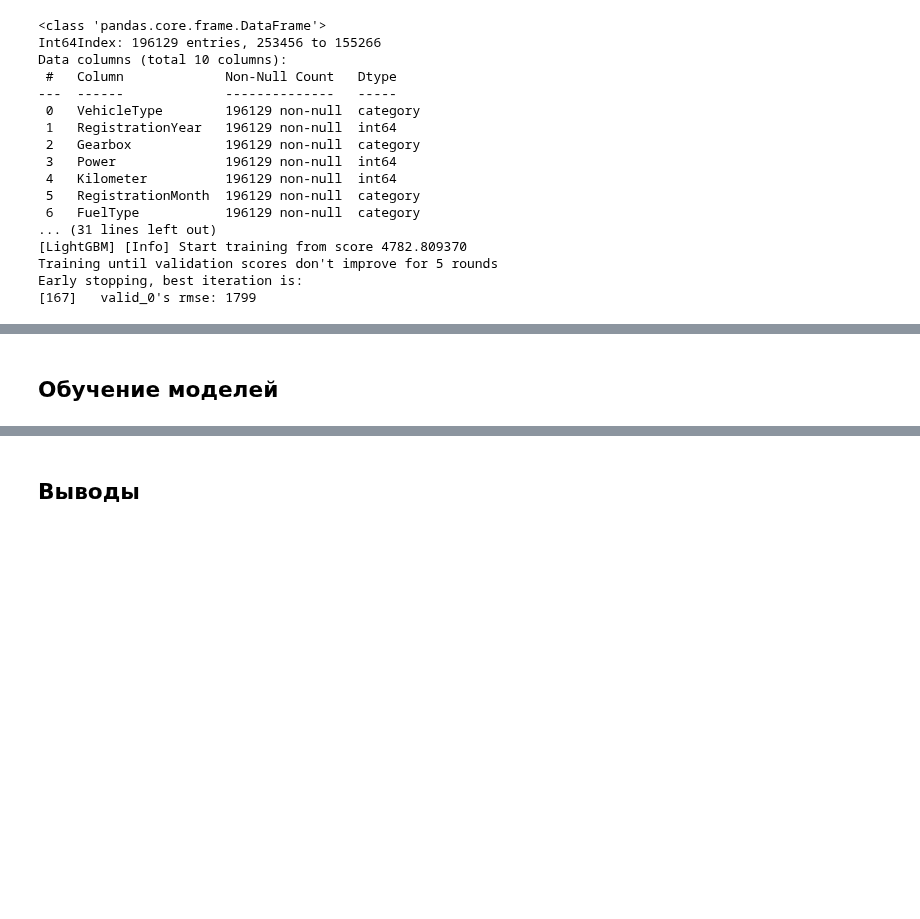
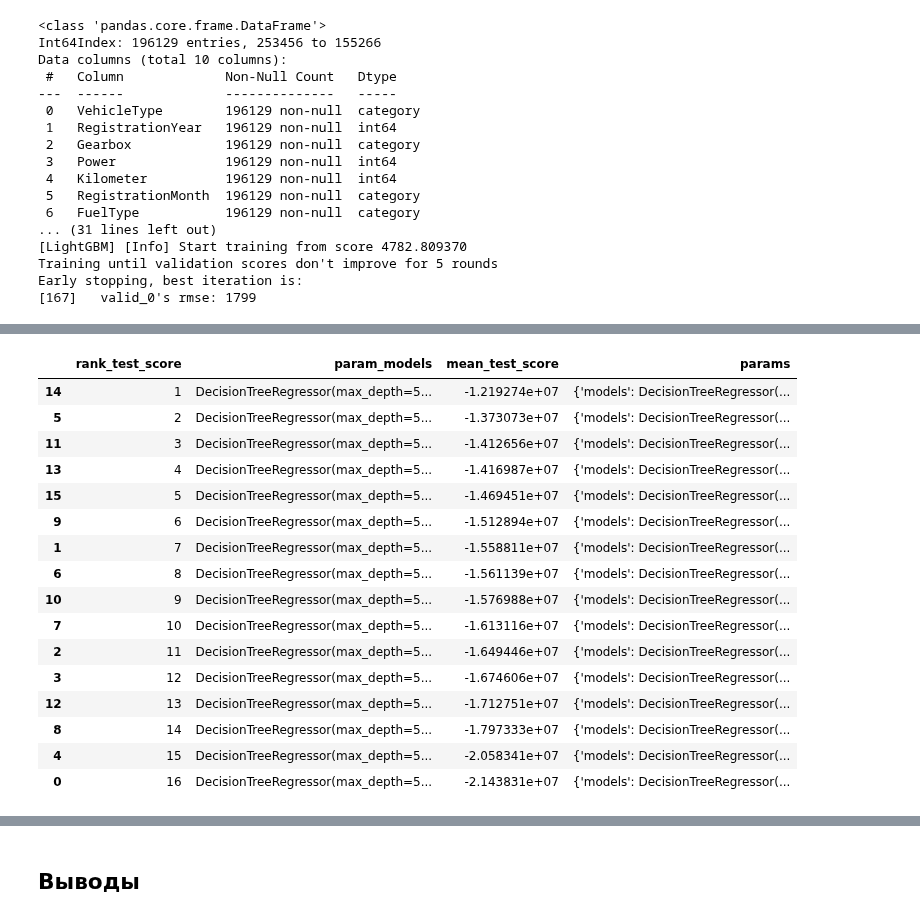
Before and after one commit to theotheo46/yap, a Jupyter notebook: notebooks/cars.ipynb, the cells around one changed output, grey strips where cells are left out. Saved outputs shown, nothing was run; the diff lists cells and outputs as text; code cells hidden in the pictures; blank space fills up the shorter version.

```diff
--- a/notebooks/cars.ipynb
+++ b/notebooks/cars.ipynb
@@ -923,25 +939,87 @@ Early stopping, best iteration is:
+# %%
+X_train = X_train.drop(['PostalCode'], axis=1)
+X_test = X_test.drop(['PostalCode'], axis=1)
 # %%
+
 num_columns = list(X_train.select_dtypes(include=np.number))
 ord_columns = ['RegistrationMonth']
-ohe_columns = ['VehicleType', 'Gearbox', 'FuelType', 'Brand', 'Repaired', 'PostalCode']
+#ohe_columns = ['VehicleType', 'Gearbox', 'FuelType', 'Brand', 'Repaired', 'PostalCode']
+ohe_columns = ['VehicleType', 'Gearbox', 'FuelType', 'Brand', 'Repaired']
 month_order_list = ['0', '1', '2', '3', '4', '5', '6', '7', '8', '9', '10', '11', '12']
 
 ohe_pipe = Pipeline(
     [
      ('ohe', OneHotEncoder(drop='first', handle_unknown='error', sparse=False))
     ]
     )
 
 ord_pipe = Pipeline(
     [
      ('ohe', OrdinalEncoder(categories=[month_order_list]))
     ]
     )
 
 data_preprocessor = ColumnTransformer(
     [('ohe', ohe_pipe, ohe_columns),
      ('ord', ord_pipe, ord_columns),
      ('num', MinMaxScaler(), num_columns)
     ],
     remainder='passthrough'
 )
+
+pipe_final = Pipeline([
+    ('preprocessor', data_preprocessor),
+    ('models', DecisionTreeRegressor(random_state=RANDOM_STATE))
+])
+
+param_grid = [
+    {
+        'models': [DecisionTreeRegressor(random_state=RANDOM_STATE)],
+        'models__max_depth': range(2, 6),
+        'models__max_features': range(2, 6)
+    },
+]
+
+mse = make_scorer(mean_squared_error,greater_is_better=False)
+grid_search = GridSearchCV(
+    pipe_final,
+    param_grid,
+    cv=5,
+    scoring=mse,
+    n_jobs=-1
+)
+grid_search.fit(X_train, y_train)
+
+result = pd.DataFrame(grid_search.cv_results_)
+display(result[
+    ['rank_test_score', 'param_models', 'mean_test_score','params']
+].sort_values('rank_test_score'))
+
+
+best_model = grid_search.best_estimator_
+best_params = grid_search.best_params_
+
+print ('Лучшая модель и её параметры:\n', grid_search.best_estimator_)
+print ('Метрика RMSE лучшей модели на тренировочной выборке:', sqrt(-grid_search.best_score_))
+
+y_pred = best_model.predict(X_test)
+rmse_test = sqrt(mean_squared_error(y_test, y_pred))
+print ("Метрика RMSE лучшей модели на тестовой выборке:", rmse_test)
+# %% [output]
+|  | rank_test_score | param_models | mean_test_score | params |
+| 14 | 1 | DecisionTreeRegressor(max_depth=5... | -1.219274e+07 | {'models': DecisionTreeRegressor(... |
+| 5 | 2 | DecisionTreeRegressor(max_depth=5... | -1.373073e+07 | {'models': DecisionTreeRegressor(... |
+| 11 | 3 | DecisionTreeRegressor(max_depth=5... | -1.412656e+07 | {'models': DecisionTreeRegressor(... |
+| 13 | 4 | DecisionTreeRegressor(max_depth=5... | -1.416987e+07 | {'models': DecisionTreeRegressor(... |
+| 15 | 5 | DecisionTreeRegressor(max_depth=5... | -1.469451e+07 | {'models': DecisionTreeRegressor(... |
+| 9 | 6 | DecisionTreeRegressor(max_depth=5... | -1.512894e+07 | {'models': DecisionTreeRegressor(... |
+| 1 | 7 | DecisionTreeRegressor(max_depth=5... | -1.558811e+07 | {'models': DecisionTreeRegressor(... |
+| 6 | 8 | DecisionTreeRegressor(max_depth=5... | -1.561139e+07 | {'models': DecisionTreeRegressor(... |
+| 10 | 9 | DecisionTreeRegressor(max_depth=5... | -1.576988e+07 | {'models': DecisionTreeRegressor(... |
+| 7 | 10 | DecisionTreeRegressor(max_depth=5... | -1.613116e+07 | {'models': DecisionTreeRegressor(... |
+| 2 | 11 | DecisionTreeRegressor(max_depth=5... | -1.649446e+07 | {'models': DecisionTreeRegressor(... |
+| 3 | 12 | DecisionTreeRegressor(max_depth=5... | -1.674606e+07 | {'models': DecisionTreeRegressor(... |
+| 12 | 13 | DecisionTreeRegressor(max_depth=5... | -1.712751e+07 | {'models': DecisionTreeRegressor(... |
+| 8 | 14 | DecisionTreeRegressor(max_depth=5... | -1.797333e+07 | {'models': DecisionTreeRegressor(... |
+| 4 | 15 | DecisionTreeRegressor(max_depth=5... | -2.058341e+07 | {'models': DecisionTreeRegressor(... |
+| 0 | 16 | DecisionTreeRegressor(max_depth=5... | -2.143831e+07 | {'models': DecisionTreeRegressor(... |
@@ -948,2 +1042,0 @@ data_preprocessor = ColumnTransformer(
-# %% [markdown]
-## Обучение моделей
```
Also changed, not shown: parts of 10 cells of this notebook, 3 other files.
